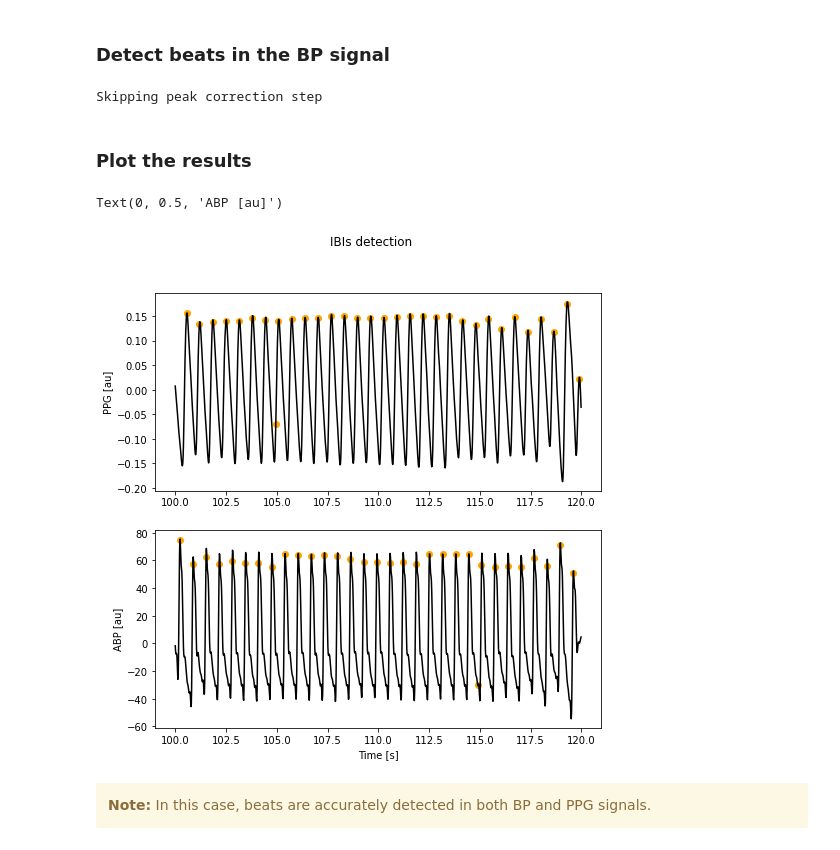
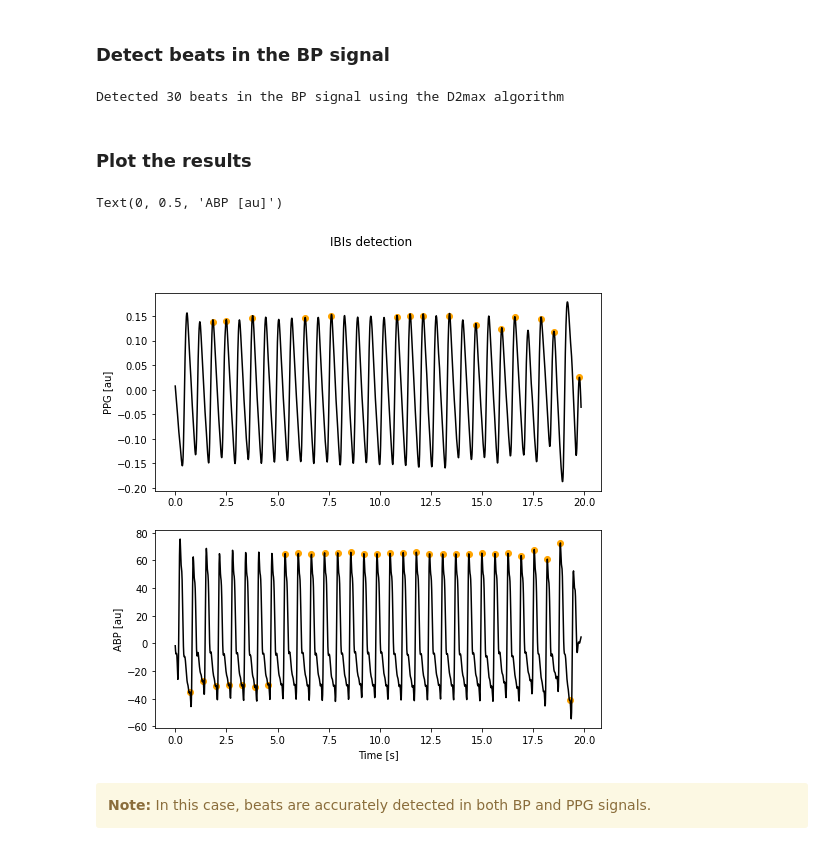
Before and after one commit to wfdb/mimic_wfdb_tutorials, a Jupyter notebook: content/tutorial/notebooks/beat-detection.ipynb, the cells around one changed output. Cells and saved outputs as stored; diff of their text form; code cells hidden in the pictures.

```diff
--- a/content/tutorial/notebooks/beat-detection.ipynb
+++ b/content/tutorial/notebooks/beat-detection.ipynb
@@ -97,8 +97,7 @@ lpf_cutoff = 0.7 # Hz
 hpf_cutoff = 10 # Hz
 
 # create filter
-sos_filter = sp.butter(10, [lpf_cutoff, hpf_cutoff], btype = 'bp', analog = False, output = 'sos', fs = segment_data.fs)
-w, h = sp.sosfreqz(sos_filter, 2000, fs = fs)
+sos_filter = sp.butter(10, [lpf_cutoff, hpf_cutoff], btype = 'bp', analog = False, output = 'sos', fs = fs)
 
 # filter PPG
 ppg_filt = sp.sosfiltfilt(sos_filter, ppg)
@@ -119,11 +118,11 @@ abp_filt = sp.sosfiltfilt(sos_filter, abp)
 # %% [markdown]
 - Detect beats in the PPG signal using three beat detector algorithms:
 # %%
-fs = round(fs)
-ppg_ibis_d2max = pulse_detect(ppg_filt,fs,5,'d2max')
+temp_fs = 125
+ppg_ibis_d2max = pulse_detect(ppg_filt,temp_fs,5,'d2max')
 print("Detected {} beats in the PPG signal using the {} algorithm".format(len(ppg_ibis_d2max), "D2max"))
-ppg_ibis_upslopes = pulse_detect(ppg_filt,fs,5,'upslopes')
+ppg_ibis_upslopes = pulse_detect(ppg_filt,temp_fs,5,'upslopes')
 print("Detected {} beats in the PPG signal using the {} algorithm".format(len(ppg_ibis_upslopes), "Upslopes"))
-ppg_ibis_delineator = pulse_detect(ppg_filt,fs,5,'delineator')
+ppg_ibis_delineator = pulse_detect(ppg_filt,temp_fs,5,'delineator')
 print("Detected {} beats in the PPG signal using the {} algorithm".format(len(ppg_ibis_delineator), "Delineator"))
 # %% [output]
@@ -170,29 +163,31 @@ We'll use the 'D2max' algorithm in the rest of this tutorial
 # %% [markdown]
 ### Detect beats in the BP signal
 # %%
-abp_ibis_d2max = pulse_detect(abp_filt,fs,5,'d2max')
+temp_fs = 125
+abp_ibis_d2max = pulse_detect(abp_filt,temp_fs,5,'d2max')
+print("Detected {} beats in the BP signal using the {} algorithm".format(len(abp_ibis_d2max), "D2max"))
 # %% [output]
-Skipping peak correction step
+Detected 30 beats in the BP signal using the D2max algorithm
 # %% [markdown]
 ### Plot the results
 # %%
 from matplotlib import pyplot as plt
 fig, (ax1,ax2) = plt.subplots(2, 1, sharex = False, sharey = False, figsize = (8,8))
 fig.suptitle('IBIs detection')
 
-t = np.arange(start_seconds,(start_seconds + no_seconds_to_load),1.0/fs)
+t = np.arange(0,len(ppg_filt)/fs,1.0/fs)
 
 ax1.plot(t, ppg_filt, color = 'black')
 ax1.scatter(t[0] + ppg_ibis_d2max/fs, ppg_filt[ppg_ibis_d2max], color = 'orange', marker = 'o')
 ax1.set_ylabel('PPG [au]')
 
 ax2.plot(t, abp_filt, color = 'black')
 ax2.scatter(t[0] + abp_ibis_d2max/fs, abp_filt[abp_ibis_d2max], color = 'orange', marker = 'o')
 ax2.set_xlabel('Time [s]')
 ax2.set_ylabel('ABP [au]')
 # %% [output]
 Text(0, 0.5, 'ABP [au]')
-[figure, old version]
+[figure, new version]
 # %% [markdown]
 <div class="alert alert-block alert-warning"> <b>Note:</b> In this case, beats are accurately detected in both BP and PPG signals.</div>
 # %% [markdown]
```
Also changed, not shown: parts of 7 cells of this notebook, 4 other files.
